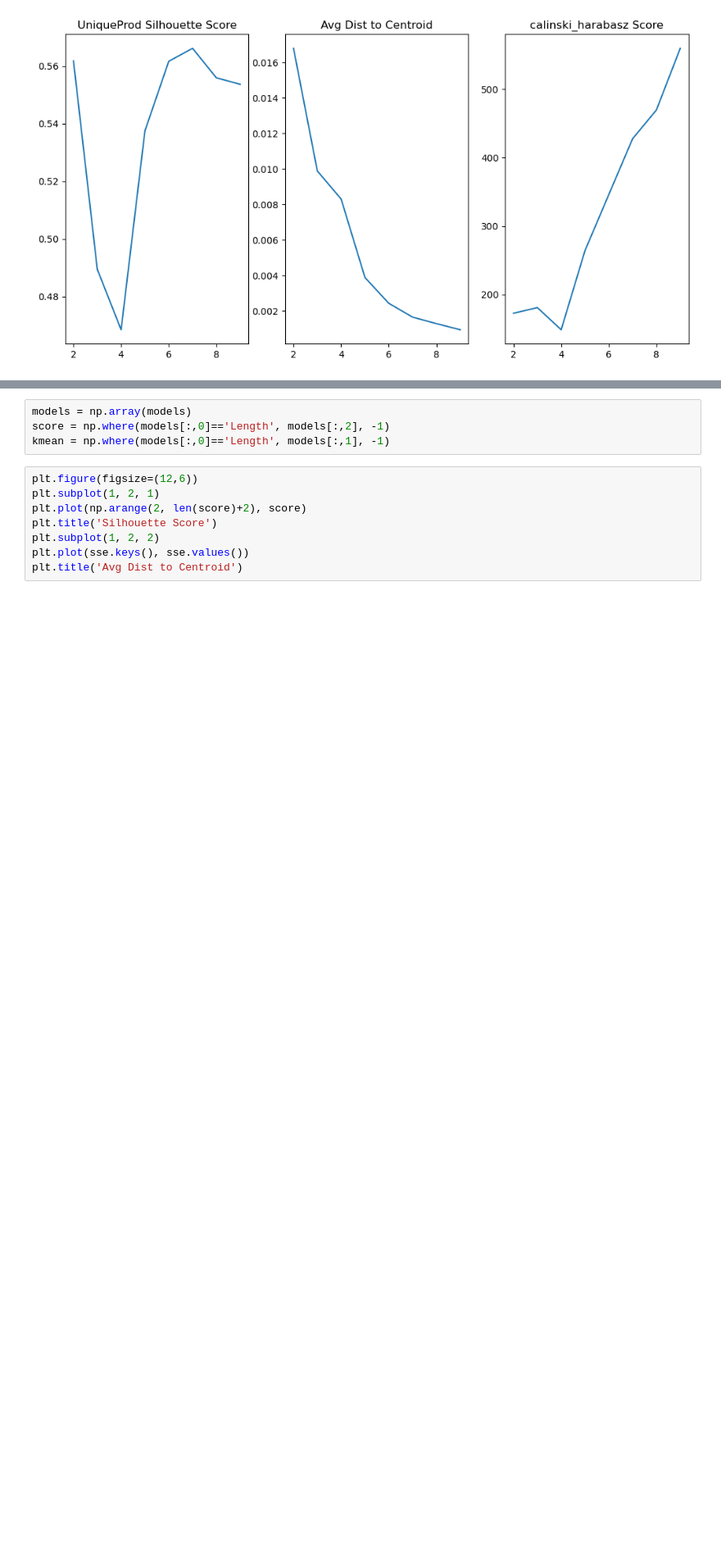
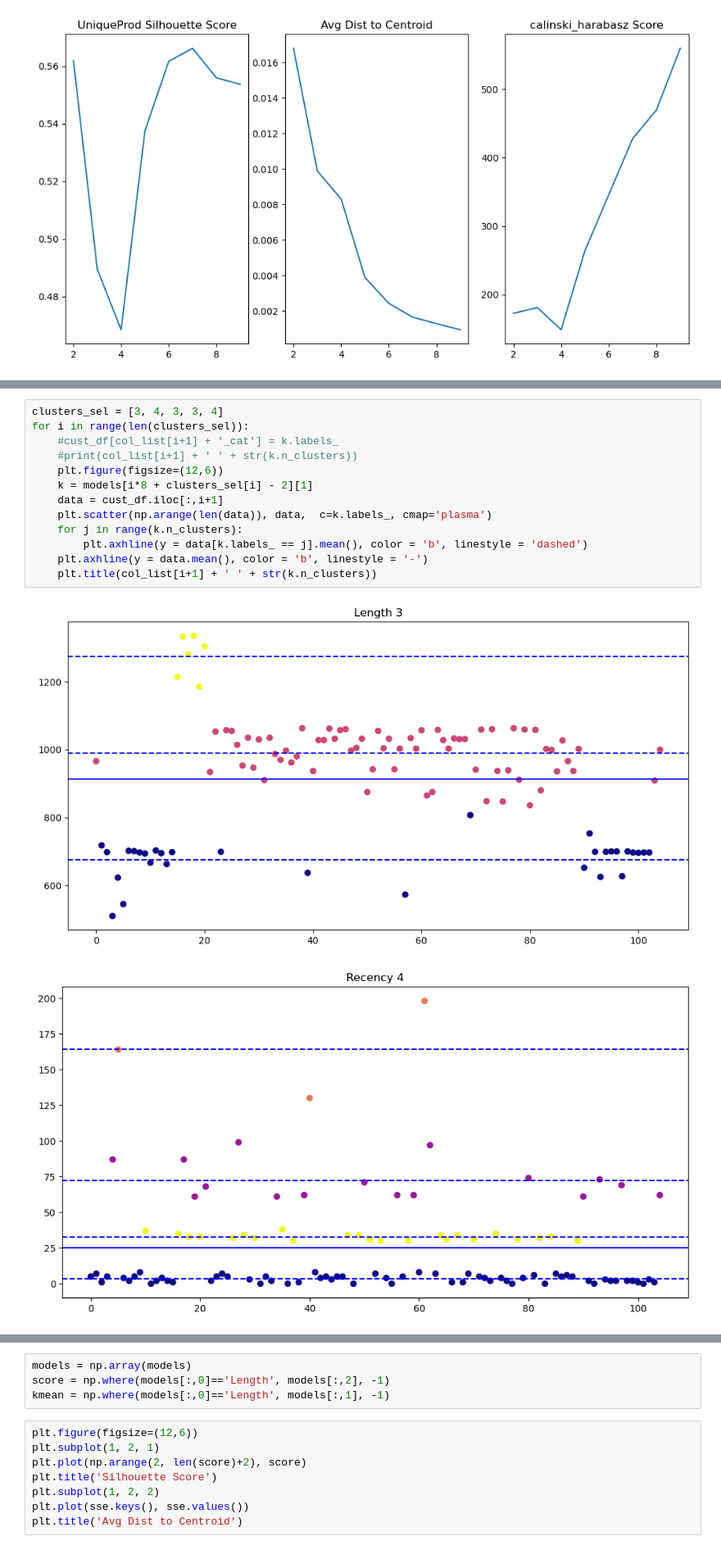
Before and after one commit to muthuganeshece/pyNotebooks, a Jupyter notebook: DataAnalysis/BigBasket/Customer Analysis.ipynb, the cells around one changed output, grey strips where cells are left out. Shown at 82% size. Saved outputs shown, nothing was run; the diff lists cells and outputs as text; blank space fills up the shorter version.

```diff
--- a/DataAnalysis/BigBasket/Customer Analysis.ipynb
+++ b/DataAnalysis/BigBasket/Customer Analysis.ipynb
@@ -154,0 +174,16 @@ kmean.inertia_
+# %%
+clusters_sel = [3, 4, 3, 3, 4]
+for i in range(len(clusters_sel)):
+    #cust_df[col_list[i+1] + '_cat'] = k.labels_
+    #print(col_list[i+1] + ' ' + str(k.n_clusters))
+    plt.figure(figsize=(12,6))
+    k = models[i*8 + clusters_sel[i] - 2][1]
+    data = cust_df.iloc[:,i+1]
+    plt.scatter(np.arange(len(data)), data,  c=k.labels_, cmap='plasma')
+    for j in range(k.n_clusters):
+        plt.axhline(y = data[k.labels_ == j].mean(), color = 'b', linestyle = 'dashed')
+    plt.axhline(y = data.mean(), color = 'b', linestyle = '-')
+    plt.title(col_list[i+1] + ' ' + str(k.n_clusters))
+# %% [output]
+[figure, added]
+[figure, added]
```
Also changed, not shown: parts of 15 cells of this notebook.
